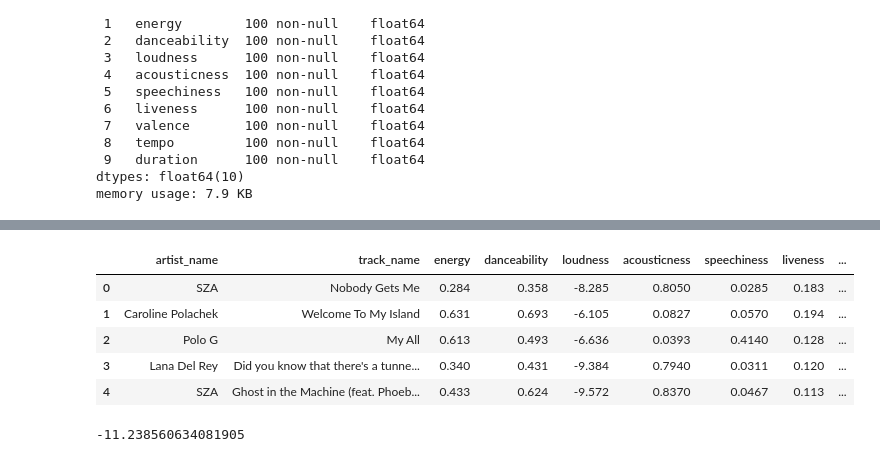
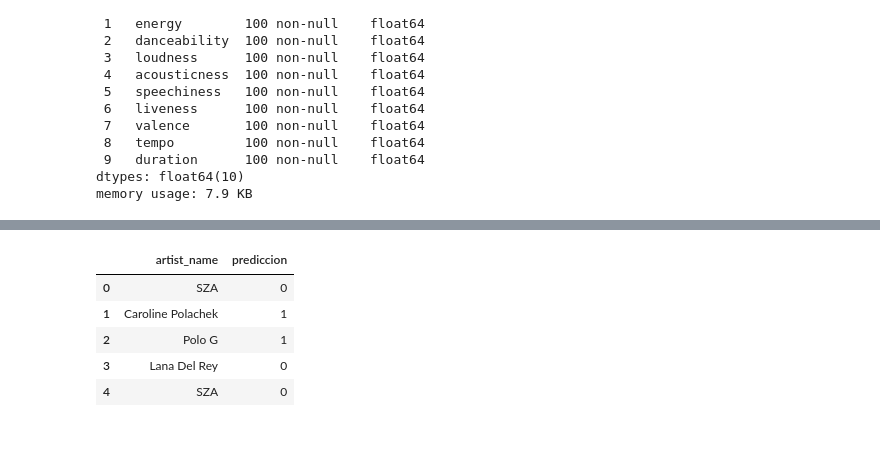
Before and after one commit to fjgarciaes/Proyecto-Final-Spotify, a Jupyter notebook: Spotify data proyecto final unpopular random with singers EL BUENO DEL TODO.ipynb, the cells around one changed output, grey strips where cells are left out. Cells and saved outputs as stored; diff of their text form; code cells hidden in the pictures.

```diff
--- a/Spotify data proyecto final unpopular random with singers EL BUENO DEL TODO.ipynb
+++ b/Spotify data proyecto final unpopular random with singers EL BUENO DEL TODO.ipynb
@@ -891,10 +765,10 @@ datos_spotipy_week_2.prediccion.value_counts()
 Name: prediccion, dtype: int64
 # %%
-datos_spotipy_week_2.head()
+datos_spotipy_week_2[['artist_name','prediccion']].head()
 # %% [output]
-|  | artist_name | track_name | energy | danceability | loudness | acousticness | speechiness | liveness | ... |
-| 0 | SZA | Nobody Gets Me | 0.284 | 0.358 | -8.285 | 0.8050 | 0.0285 | 0.183 | ... |
-| 1 | Caroline Polachek | Welcome To My Island | 0.631 | 0.693 | -6.105 | 0.0827 | 0.0570 | 0.194 | ... |
-| 2 | Polo G | My All | 0.613 | 0.493 | -6.636 | 0.0393 | 0.4140 | 0.128 | ... |
-| 3 | Lana Del Rey | Did you know that there's a tunne... | 0.340 | 0.431 | -9.384 | 0.7940 | 0.0311 | 0.120 | ... |
-| 4 | SZA | Ghost in the Machine (feat. Phoeb... | 0.433 | 0.624 | -9.572 | 0.8370 | 0.0467 | 0.113 | ... |
+|  | artist_name | prediccion |
+| 0 | SZA | 0 |
+| 1 | Caroline Polachek | 1 |
+| 2 | Polo G | 1 |
+| 3 | Lana Del Rey | 0 |
+| 4 | SZA | 0 |
@@ -903,4 +774,0 @@ all_songs['loudness'] = pd.to_numeric(all_songs['loudness'], errors='coerce')
-# %%
-unpopular.loudness.mean()
-# %% [output]
--11.238560634081905
```
Also changed, not shown: parts of 49 cells of this notebook, 8 other files.
